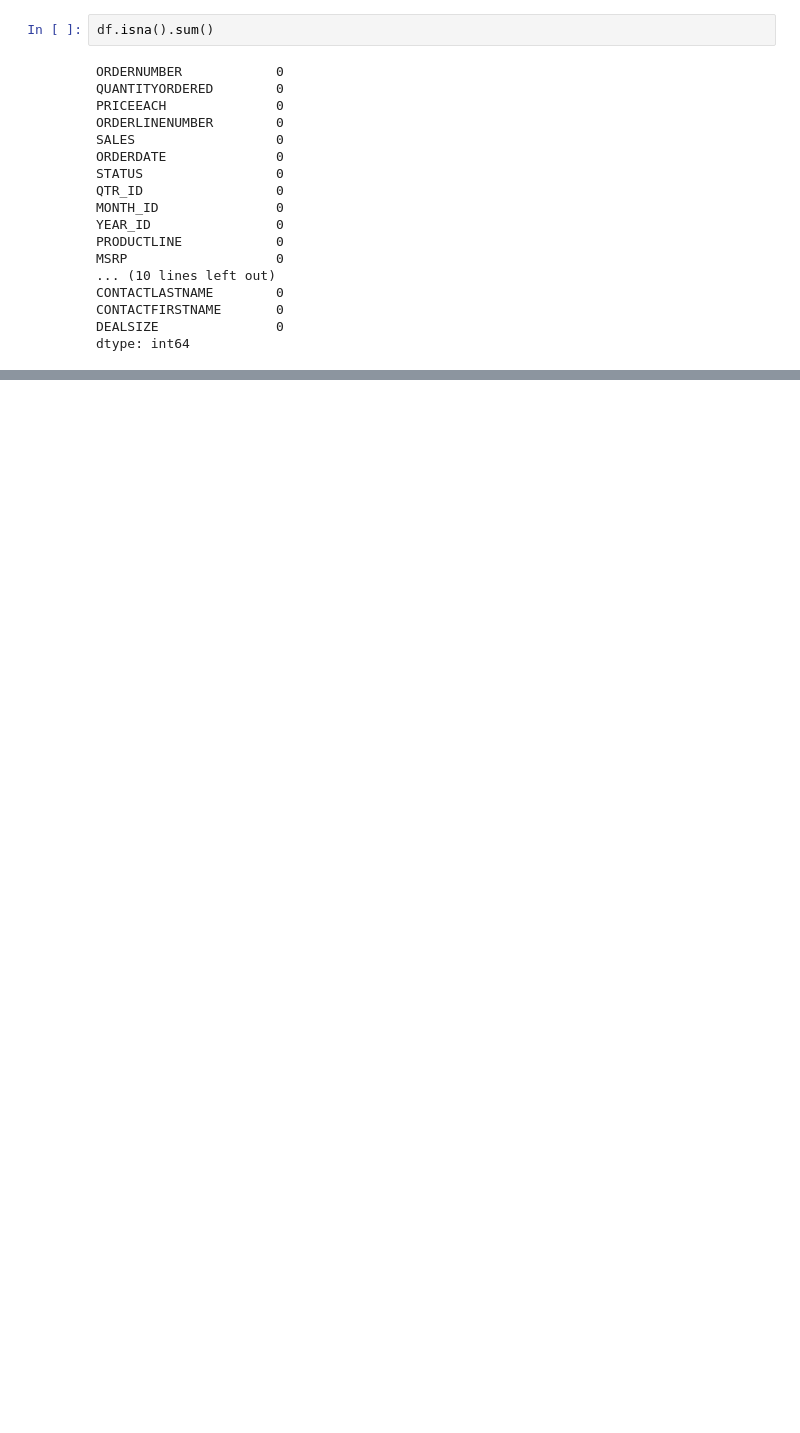
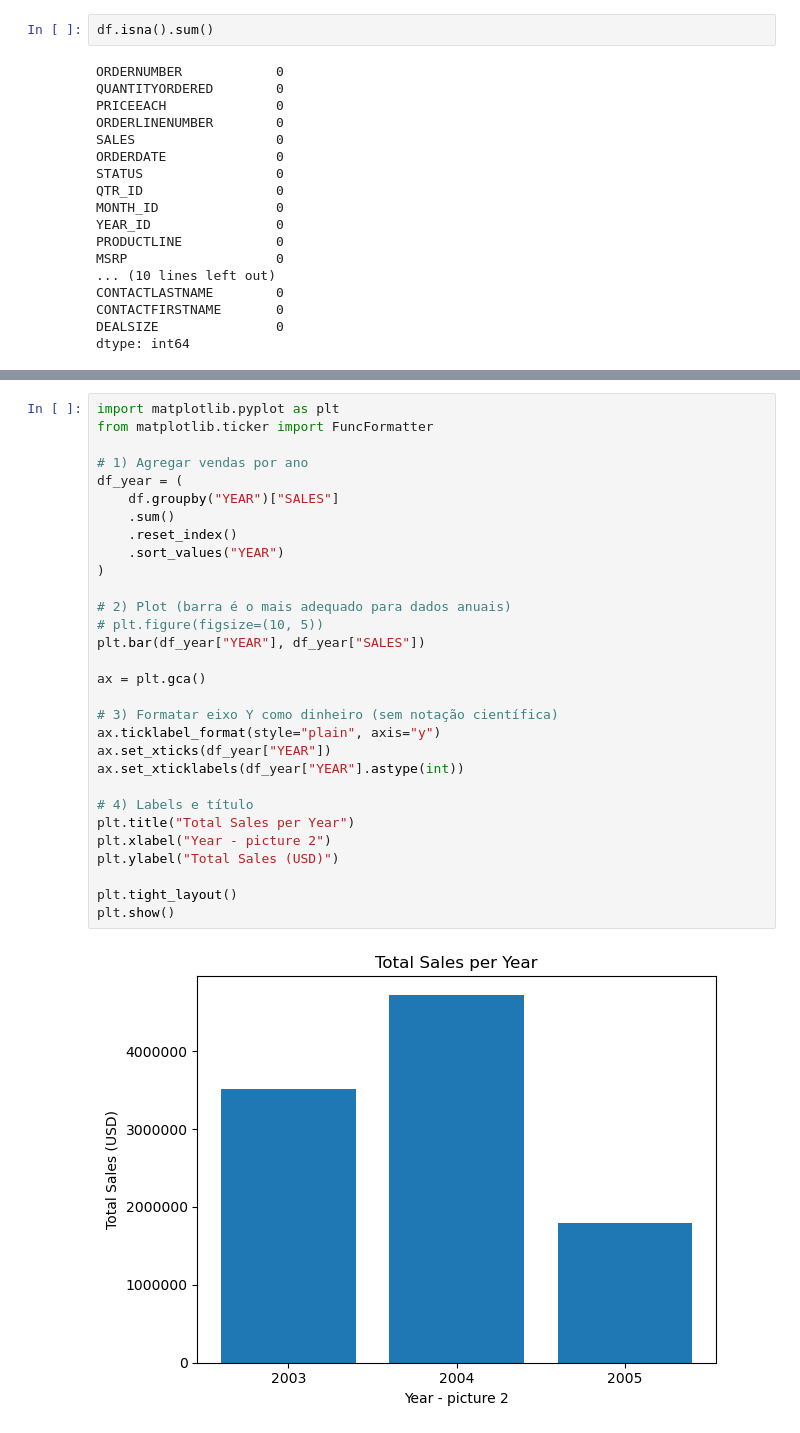
Before and after one commit to ealves612/Sample-Sales-Data-Analysis, a Jupyter notebook: analise.ipynb, the cells around one changed output, grey strips where cells are left out. Saved outputs shown, nothing was run; the diff lists cells and outputs as text; blank space fills up the shorter version.

```diff
--- a/analise.ipynb
+++ b/analise.ipynb
@@ -78,0 +113,32 @@ dtype: int64
+# %%
+import matplotlib.pyplot as plt
+from matplotlib.ticker import FuncFormatter
+
+# 1) Agregar vendas por ano
+df_year = (
+    df.groupby("YEAR")["SALES"]
+    .sum()
+    .reset_index()
+    .sort_values("YEAR")
+)
+
+# 2) Plot (barra é o mais adequado para dados anuais)
+# plt.figure(figsize=(10, 5))
+plt.bar(df_year["YEAR"], df_year["SALES"])
+
+ax = plt.gca()
+
+# 3) Formatar eixo Y como dinheiro (sem notação científica)
+ax.ticklabel_format(style="plain", axis="y")
+ax.set_xticks(df_year["YEAR"])
+ax.set_xticklabels(df_year["YEAR"].astype(int))
+
+# 4) Labels e título
+plt.title("Total Sales per Year")
+plt.xlabel("Year - picture 2")
+plt.ylabel("Total Sales (USD)")
+
+plt.tight_layout()
+plt.show()
+# %% [output]
+[figure, added]
```
Also changed, not shown: parts of 9 cells of this notebook.
